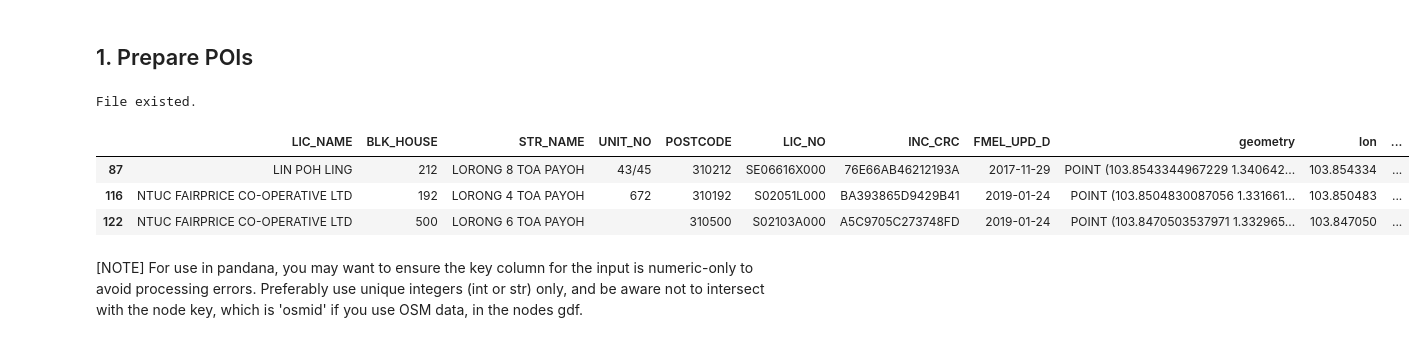
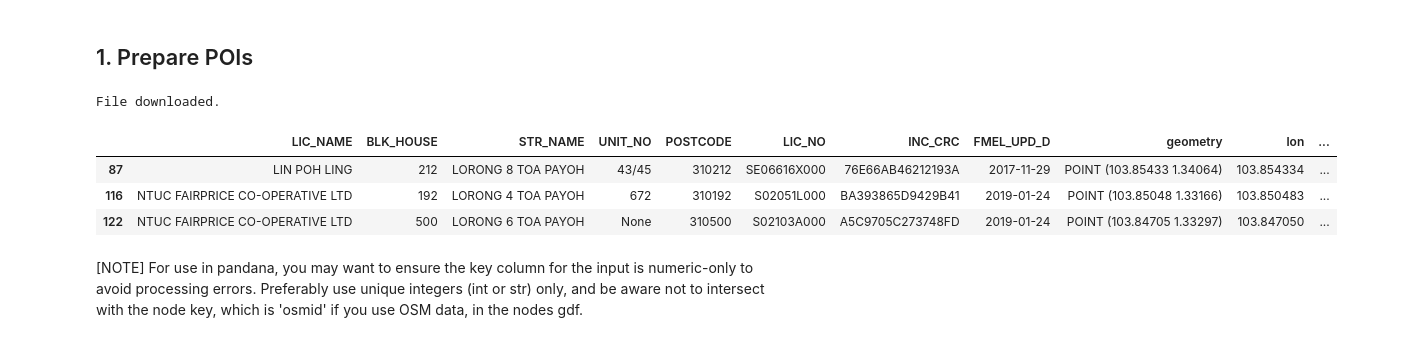
Before and after one commit to ywnch/toolbox, a Jupyter notebook: demo_connect_poi.ipynb, the cells around one changed output. Saved outputs shown, nothing was run; the diff lists cells and outputs as text; code cells hidden in the pictures.

```diff
--- a/demo_connect_poi.ipynb
+++ b/demo_connect_poi.ipynb
@@ -15,7 +15,7 @@ from toolbox import connect_poi
 # %%
 # get POI data
 url = "https://assets.onemap.sg/shp/supermarkets.zip"
-PATH = 'supermarkets.zip'
+PATH = 'data/supermarkets.zip'
 
 if os.path.exists(PATH):
     print('File existed.')
@@ -23,24 +23,23 @@ else:
     PATH = wget.download(url, PATH)
     print('File downloaded.')
 # %% [output]
-File existed.
+File downloaded.
 # %%
 # load and subset the POI based on a bounding box
 bbox = (103.8427, 1.3308, 103.8601, 1.3416)  # set bbox of Toa Payoh
-pois = gpd.read_file('/supermarkets', vfs='zip://{}'.format(PATH),
-                     crs={'init': 'epsg:3857'})
+pois = gpd.read_file('supermarkets', vfs='zip://{}'.format(PATH), crs='epsg:3857')
 pois = pois.to_crs(epsg=4326)
 pois['lon'] = pois['geometry'].apply(lambda p: p.x)
 pois['lat'] = pois['geometry'].apply(lambda p: p.y)
 pois = pois[(pois['lon'] >= bbox[0]) & (pois['lon'] <= bbox[2]) &
             (pois['lat'] >= bbox[1]) & (pois['lat'] <= bbox[3])]
 pois['key'] = pois.index  # set a primary key column
 pois.head(3)
 # %% [output]
 |  | LIC_NAME | BLK_HOUSE | STR_NAME | UNIT_NO | POSTCODE | LIC_NO | INC_CRC | FMEL_UPD_D | geometry | lon | ... |
-| 87 | LIN POH LING | 212 | LORONG 8 TOA PAYOH | 43/45 | 310212 | SE06616X000 | 76E66AB46212193A | 2017-11-29 | POINT (103.8543344967229 1.340642... | 103.854334 | ... |
-| 116 | NTUC FAIRPRICE CO-OPERATIVE LTD | 192 | LORONG 4 TOA PAYOH | 672 | 310192 | S02051L000 | BA393865D9429B41 | 2019-01-24 | POINT (103.8504830087056 1.331661... | 103.850483 | ... |
-| 122 | NTUC FAIRPRICE CO-OPERATIVE LTD | 500 | LORONG 6 TOA PAYOH |  | 310500 | S02103A000 | A5C9705C273748FD | 2019-01-24 | POINT (103.8470503537971 1.332965... | 103.847050 | ... |
+| 87 | LIN POH LING | 212 | LORONG 8 TOA PAYOH | 43/45 | 310212 | SE06616X000 | 76E66AB46212193A | 2017-11-29 | POINT (103.85433 1.34064) | 103.854334 | ... |
+| 116 | NTUC FAIRPRICE CO-OPERATIVE LTD | 192 | LORONG 4 TOA PAYOH | 672 | 310192 | S02051L000 | BA393865D9429B41 | 2019-01-24 | POINT (103.85048 1.33166) | 103.850483 | ... |
+| 122 | NTUC FAIRPRICE CO-OPERATIVE LTD | 500 | LORONG 6 TOA PAYOH | None | 310500 | S02103A000 | A5C9705C273748FD | 2019-01-24 | POINT (103.84705 1.33297) | 103.847050 | ... |
 # %% [markdown]
 [NOTE] For use in pandana, you may want to ensure the key column for the input is numeric-only to avoid processing errors. Preferably use unique integers (int or str) only, and be aware not to intersect with the node key, which is 'osmid' if you use OSM data, in the nodes gdf.
 # %% [markdown]
```
Also changed, not shown: parts of 7 cells of this notebook, 4 other files.
